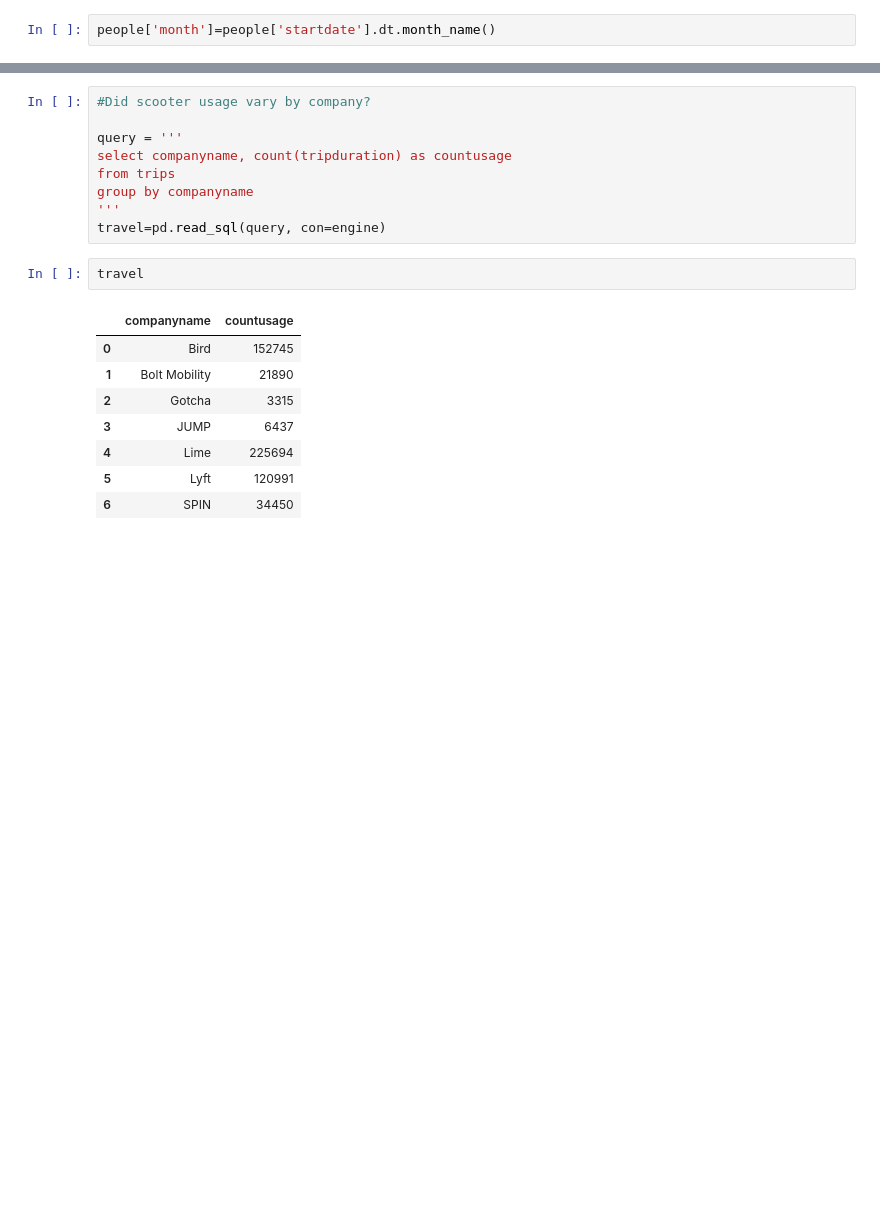
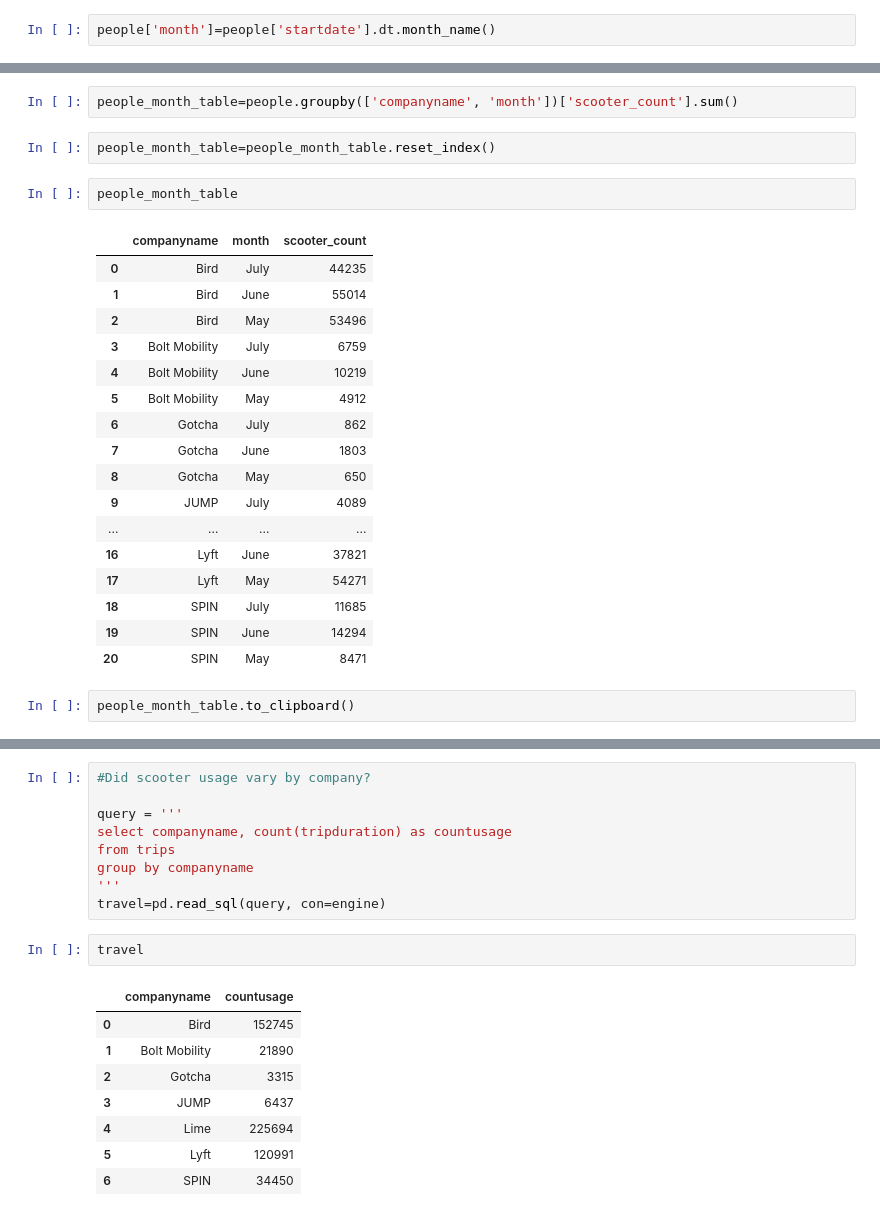
Before and after one commit to NSS-Data-Analytics-Cohort-10/scooters-group-1, a Jupyter notebook: Notebooks/Scooter.ipynb, the cells around one changed output, grey strips where cells are left out. Saved outputs shown, nothing was run; the diff lists cells and outputs as text; blank space fills up the shorter version.

```diff
--- a/Notebooks/Scooter.ipynb
+++ b/Notebooks/Scooter.ipynb
@@ -238,4 +286,30 @@ people
 533 rows × 4 columns
+# %%
+people_month_table=people.groupby(['companyname', 'month'])['scooter_count'].sum()
+# %%
+people_month_table=people_month_table.reset_index()
+# %%
+people_month_table
+# %% [output]
+|  | companyname | month | scooter_count |
+| 0 | Bird | July | 44235 |
+| 1 | Bird | June | 55014 |
+| 2 | Bird | May | 53496 |
+| 3 | Bolt Mobility | July | 6759 |
+| 4 | Bolt Mobility | June | 10219 |
+| 5 | Bolt Mobility | May | 4912 |
+| 6 | Gotcha | July | 862 |
+| 7 | Gotcha | June | 1803 |
+| 8 | Gotcha | May | 650 |
+| 9 | JUMP | July | 4089 |
+| ... | ... | ... | ... |
+| 16 | Lyft | June | 37821 |
+| 17 | Lyft | May | 54271 |
+| 18 | SPIN | July | 11685 |
+| 19 | SPIN | June | 14294 |
+| 20 | SPIN | May | 8471 |
+# %%
+people_month_table.to_clipboard()
 # %%
 import seaborn as sns
 import matplotlib.pyplot as plt
```
Also changed, not shown: parts of 15 cells of this notebook.
